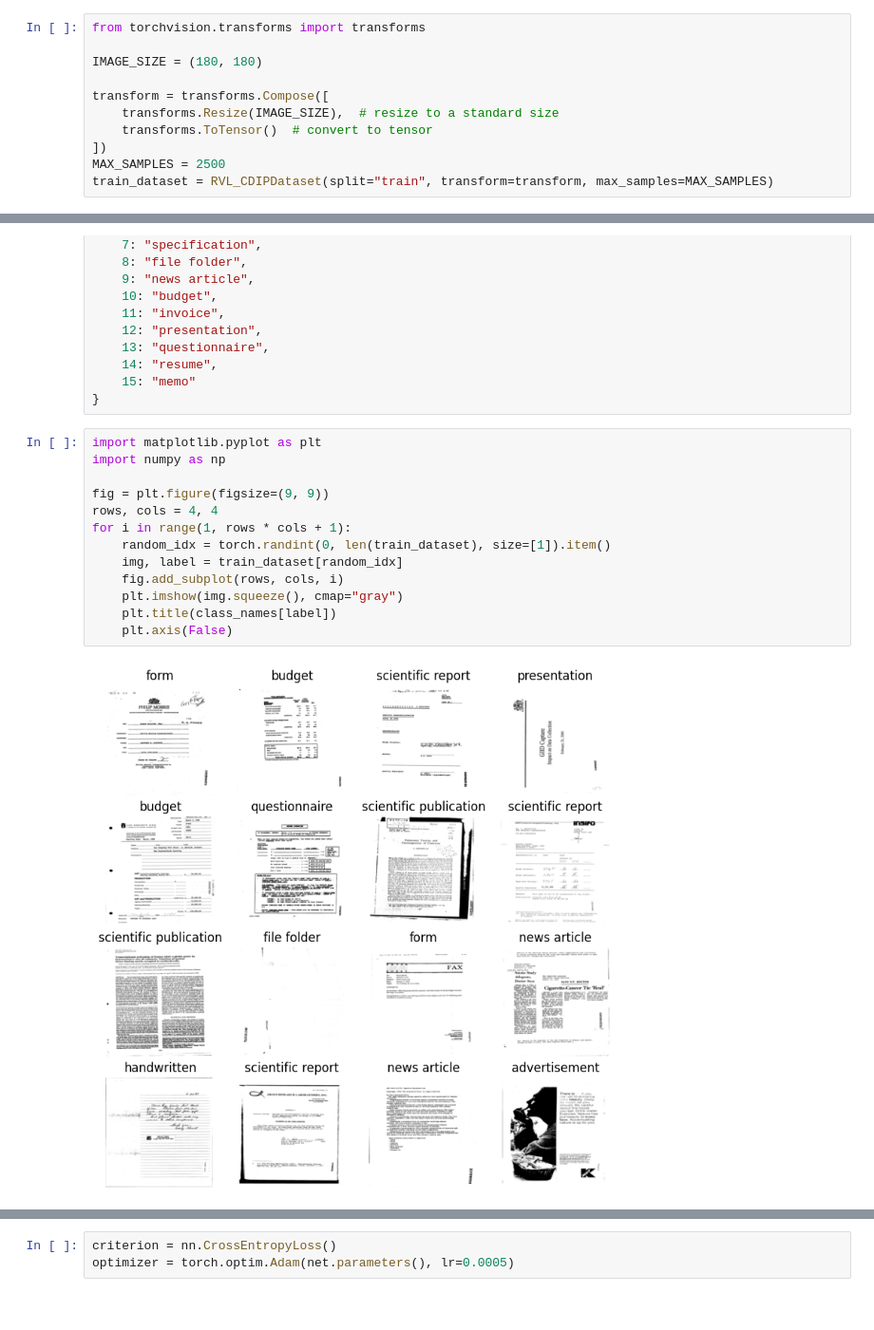
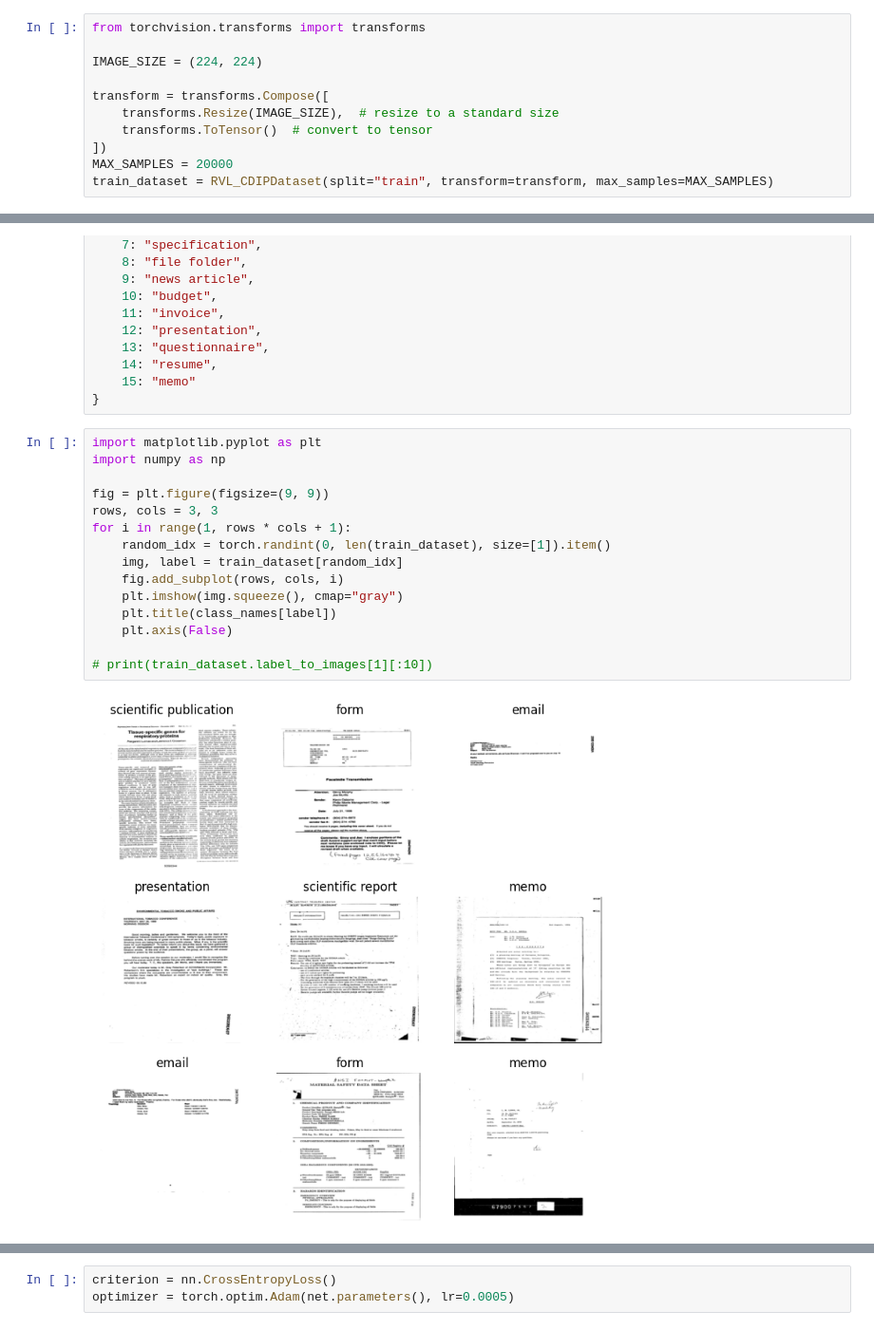
Before and after one commit to lucahuen/bachelor_siamese_network, a Jupyter notebook: rvl_cdip_conv_network.ipynb, the cells around one changed output, grey strips where cells are left out. Shown at 95% size. Saved outputs shown, nothing was run; the diff lists cells and outputs as text.

Commit message:
Tried fitting the conv model to rvl cdip dataset

```diff
--- a/rvl_cdip_conv_network.ipynb
+++ b/rvl_cdip_conv_network.ipynb
@@ -49,13 +58,13 @@ class RVL_CDIPDataset(Dataset):
 # %%
 from torchvision.transforms import transforms
 
-IMAGE_SIZE = (180, 180)
+IMAGE_SIZE = (224, 224)
 
 transform = transforms.Compose([
     transforms.Resize(IMAGE_SIZE),  # resize to a standard size
     transforms.ToTensor()  # convert to tensor
 ])
-MAX_SAMPLES = 2500
+MAX_SAMPLES = 20000
 train_dataset = RVL_CDIPDataset(split="train", transform=transform, max_samples=MAX_SAMPLES)
 # %%
 class_names = {
@@ -79,15 +88,17 @@ class_names = {
 # %%
 import matplotlib.pyplot as plt
 import numpy as np
 
 fig = plt.figure(figsize=(9, 9))
-rows, cols = 4, 4
+rows, cols = 3, 3
 for i in range(1, rows * cols + 1):
     random_idx = torch.randint(0, len(train_dataset), size=[1]).item()
     img, label = train_dataset[random_idx]
     fig.add_subplot(rows, cols, i)
     plt.imshow(img.squeeze(), cmap="gray")
     plt.title(class_names[label])
     plt.axis(False)
+
+# print(train_dataset.label_to_images[1][:10])
 # %% [output]
-[figure, old version]
+[figure, new version]
```
Also changed, not shown: parts of 13 cells of this notebook, 1 other file.
